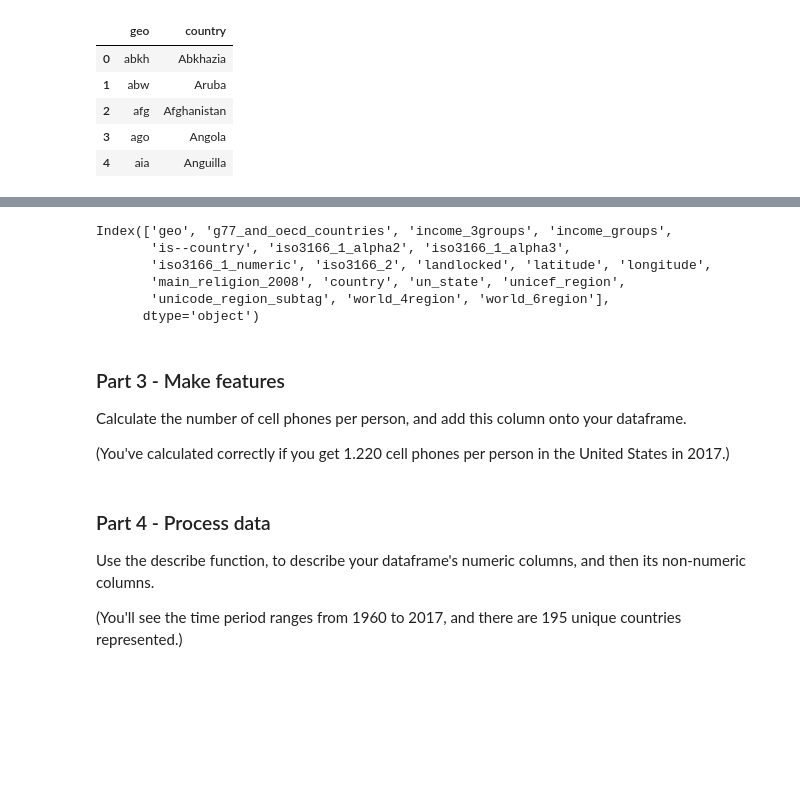
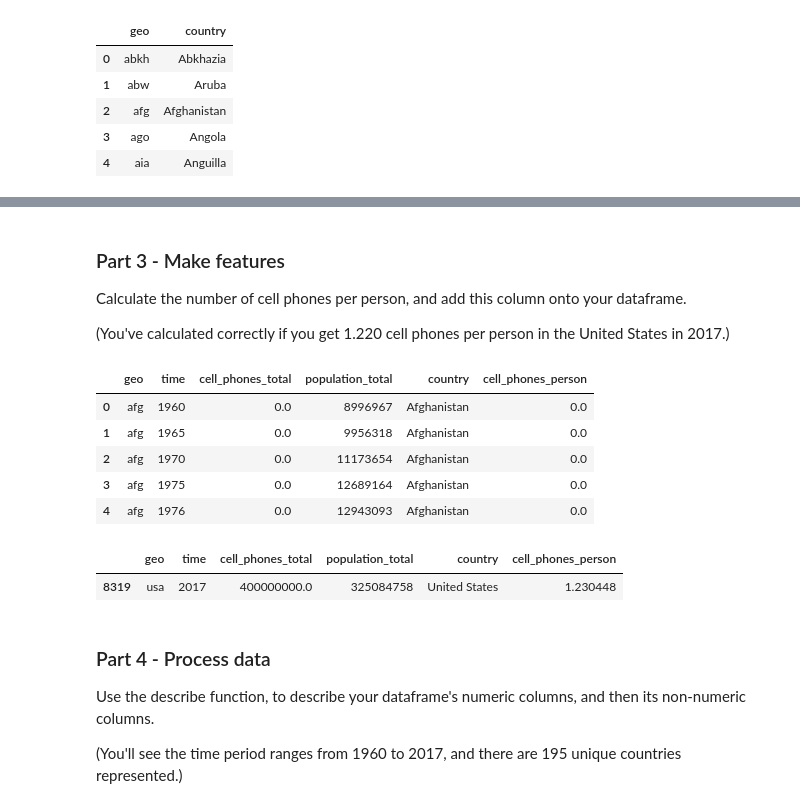
Before and after one commit to bofori-tech/DS-Unit-1-Sprint-1-Data-Wrangling-and-Storytelling, a Jupyter notebook: DS_Unit_1_Sprint_Challenge_1_Data_Wrangling_and_Storytelling.ipynb, the cells around one changed output, grey strips where cells are left out. Saved outputs shown, nothing was run; the diff lists cells and outputs as text; code cells hidden in the pictures; blank space fills up the shorter version.

```diff
--- a/DS_Unit_1_Sprint_Challenge_1_Data_Wrangling_and_Storytelling.ipynb
+++ b/DS_Unit_1_Sprint_Challenge_1_Data_Wrangling_and_Storytelling.ipynb
@@ -171,12 +179,3 @@ geo_country_cell_phones_populaton.head()
-# %%
-print(geo_country_codes.columns)
-# %% [output]
-Index(['geo', 'g77_and_oecd_countries', 'income_3groups', 'income_groups',
-       'is--country', 'iso3166_1_alpha2', 'iso3166_1_alpha3',
-       'iso3166_1_numeric', 'iso3166_2', 'landlocked', 'latitude', 'longitude',
-       'main_religion_2008', 'country', 'un_state', 'unicef_region',
-       'unicode_region_subtag', 'world_4region', 'world_6region'],
-      dtype='object')
 # %% [markdown]
 ### Part 3 - Make features
 
@@ -188,3 +185,18 @@ Calculate the number of cell phones per person, and add this column onto your da
+# %%
+geo_cell_pop['cell_phones_person']=geo_cell_pop['cell_phones_total']/geo_cell_pop['population_total']
+geo_cell_pop.head()
+# %% [output]
+|  | geo | time | cell_phones_total | population_total | country | cell_phones_person |
+| 0 | afg | 1960 | 0.0 | 8996967 | Afghanistan | 0.0 |
+| 1 | afg | 1965 | 0.0 | 9956318 | Afghanistan | 0.0 |
+| 2 | afg | 1970 | 0.0 | 11173654 | Afghanistan | 0.0 |
+| 3 | afg | 1975 | 0.0 | 12689164 | Afghanistan | 0.0 |
+| 4 | afg | 1976 | 0.0 | 12943093 | Afghanistan | 0.0 |
+# %%
+geo_cell_pop.sample()
+# %% [output]
+|  | geo | time | cell_phones_total | population_total | country | cell_phones_person |
+| 8319 | usa | 2017 | 400000000.0 | 325084758 | United States | 1.230448 |
 # %% [markdown]
 ### Part 4 - Process data
 
```
Also changed, not shown: parts of 13 cells of this notebook.
